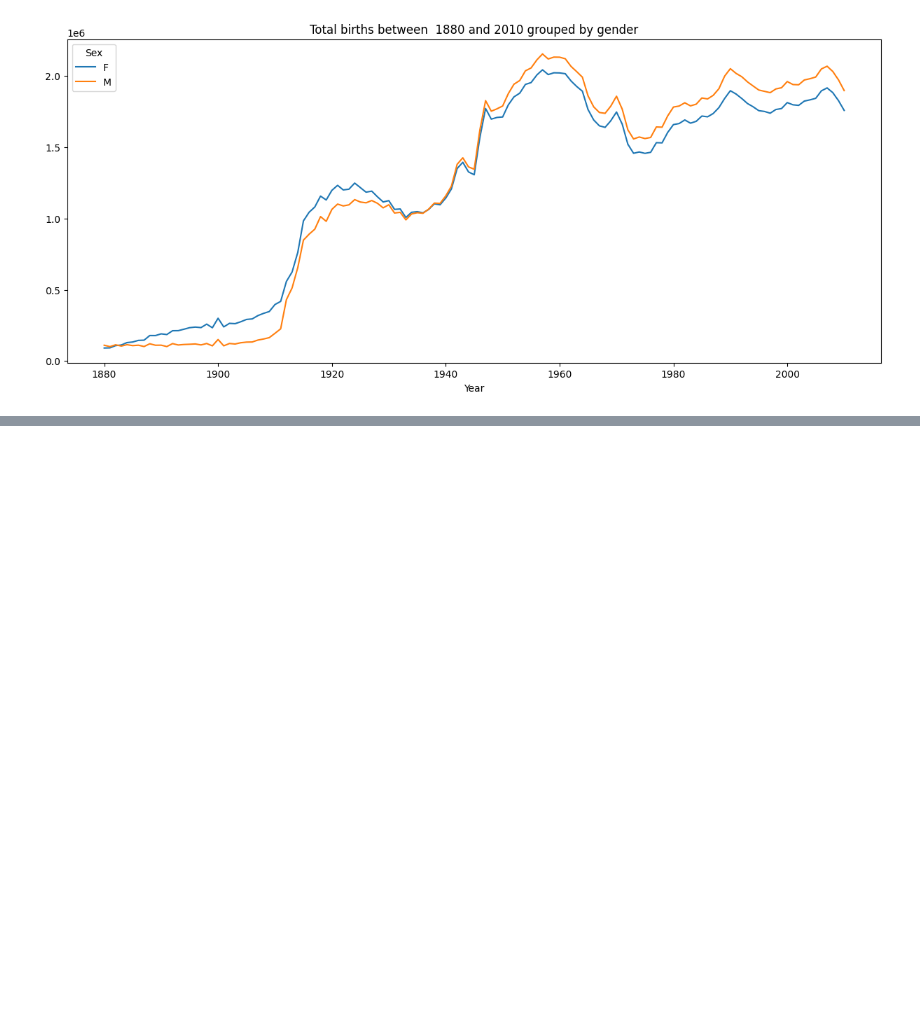
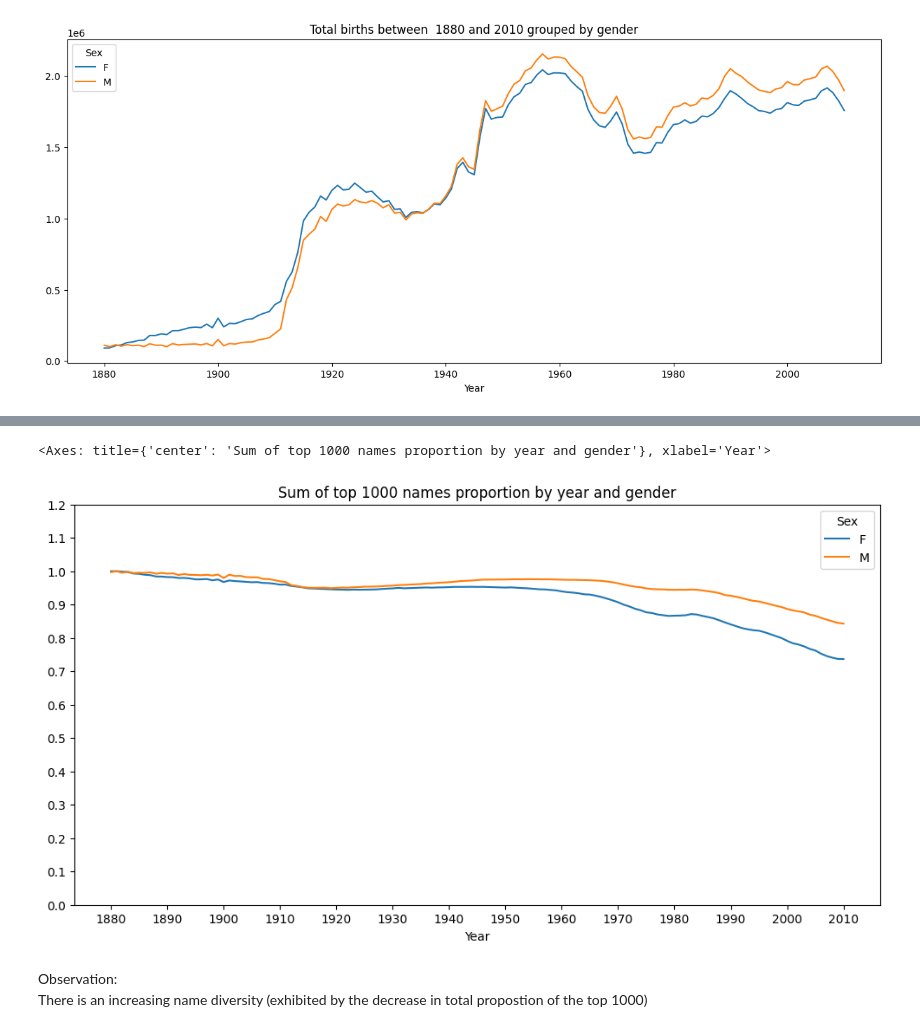
Before and after one commit to Njeri-Gitome/Python_for_DataAnalysis, a Jupyter notebook: Introductory.ipynb, the cells around one changed output, grey strips where cells are left out. Drawn from its saved outputs; the diff is of its cells as text; code cells hidden in the pictures; blank space fills up the shorter version.

Commit message:
Analyzing naming trends

```diff
--- a/Introductory.ipynb
+++ b/Introductory.ipynb
@@ -1074,0 +1080,4 @@ AttributeError: 'numpy.ndarray' object has no attribute 'count'
+# %%
+# Apply the function to each group to calculate the proportions of birth within that group
+names_prop =names.groupby(['Year','Sex'],group_keys= False).apply(add_propotion)
+names_prop.head(10)
@@ -1074,0 +1116,4 @@ AttributeError: 'numpy.ndarray' object has no attribute 'count'
+# %%
+# Find the top 1000 names for each year/sex combination
+def get_top_1000(group):
+    return group.sort_values(by ='Births', ascending =False)[:1000]
@@ -1074,0 +1122,4 @@ AttributeError: 'numpy.ndarray' object has no attribute 'count'
+# %%
+grouped = names_prop.groupby(['Year', 'Sex'], group_keys= False)
+top_1000 = grouped.apply(get_top_1000)
+top_1000.tail(15)
@@ -1074,0 +1229,12 @@ AttributeError: 'numpy.ndarray' object has no attribute 'count'
+# %%
+#Measuring the increase in naming diversity
+table = top_1000.pivot_table(values ='Proportion', index = 'Year',columns ='Sex', aggfunc= 'sum')
+# %%
+#plot
+table.plot(title ='Sum of top 1000 names proportion by year and gender', yticks =np.linspace(0,1.2,13), xticks = range (1880,2020,10), figsize =(12,6) )
+# %% [output]
+<Axes: title={'center': 'Sum of top 1000 names proportion by year and gender'}, xlabel='Year'>
+[figure, added]
+# %% [markdown]
+Observation:<br>
+There is an increasing name diversity (exhibited by the decrease in total propostion of the top 1000)
```
Also changed, not shown: parts of 33 cells of this notebook.
